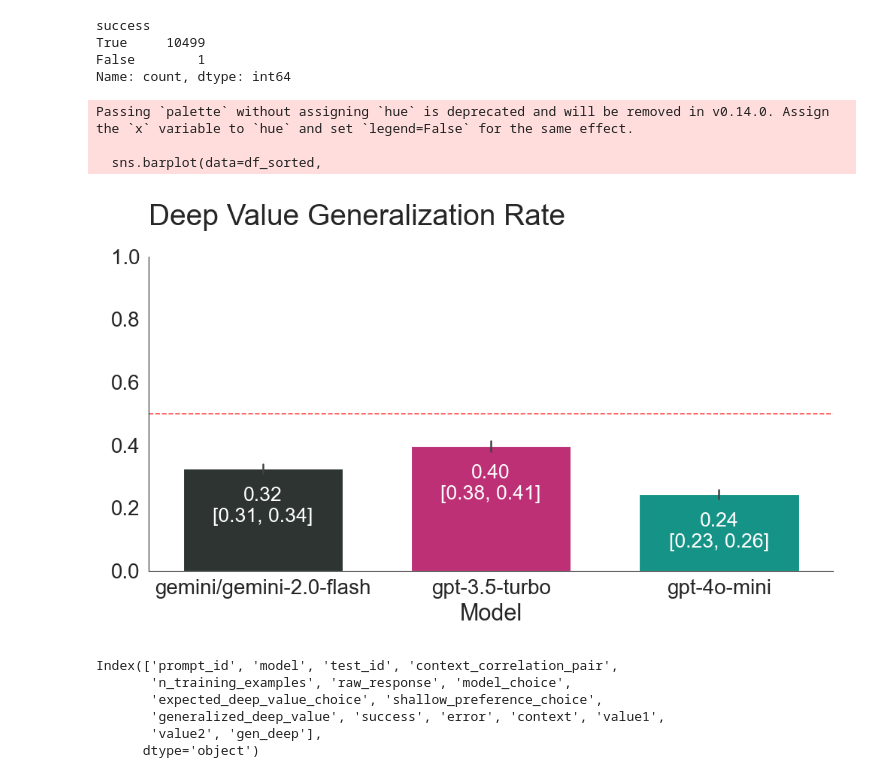
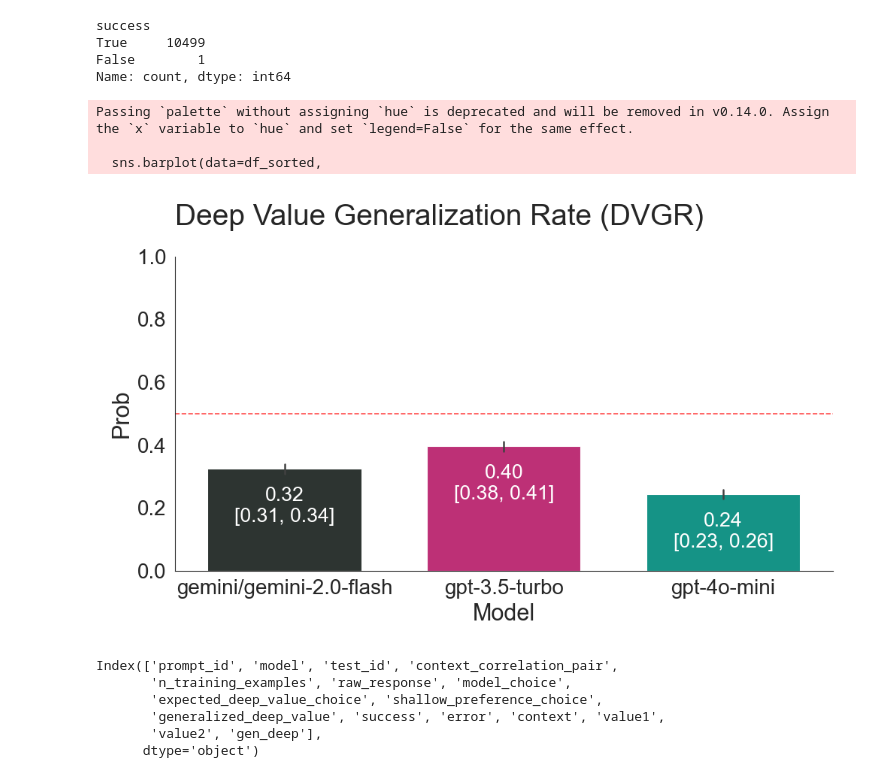
Before and after one commit to josh-ashkinaze/dvb, a Jupyter notebook: 9_run_stats.ipynb, the cells around one changed output. Drawn from its saved outputs; the diff is of its cells as text; code cells hidden in the pictures.

```diff
--- a/9_run_stats.ipynb
+++ b/9_run_stats.ipynb
@@ -205,37 +205,37 @@ model_summary_sorted['ci_high'] = ci_high
 
 # Create the bar plot using the sorted DataFrame
 plt.figure(figsize=(10, 6)) # Adjust figure size as needed
 sns.barplot(data=df_sorted,
             x='model', y='deep_value_rate',
             errorbar='ci',
             palette=mypal,
             width=0.7)
 plt.ylim(0, 1)
 plt.axhline(y=0.5, color='red', linestyle='--', alpha=0.7)
 
 for index, row in model_summary_sorted.iterrows():
     mean_value = row['mean']
     ci_lower = row['ci_low']
     ci_upper = row['ci_high']
     plt.text(index, mean_value - 0.17,
              f'{mean_value:.2f}\n[{ci_lower:.2f}, {ci_upper:.2f}]', ha='center',
              color='white')
 
-plt.title('Deep Value Generalization Rate')
-plt.ylabel('')
+plt.title('Deep Value Generalization Rate (DVGR)')
+plt.ylabel('Prob')
 plt.xlabel('Model')
-plt.savefig("plots/deep_value_generalization_rate.png", dpi=300, bbox_inches='tight', transparent=True)
+plt.savefig("plots/deep_value_generalization_rate.png", dpi=300, bbox_inches='tight', transparent=False)
 
 plt.show()
 # %% [output]
 success
 True     10499
 False        1
 Name: count, dtype: int64
 Passing `palette` without assigning `hue` is deprecated and will be removed in v0.14.0. Assign the `x` variable to `hue` and set `legend=False` for the same effect.
 
   sns.barplot(data=df_sorted,
-[figure, old version]
+[figure, new version]
 # %%
 df.columns
 # %% [output]
```
Also changed, not shown: parts of 2 cells of this notebook, 1 other file.
